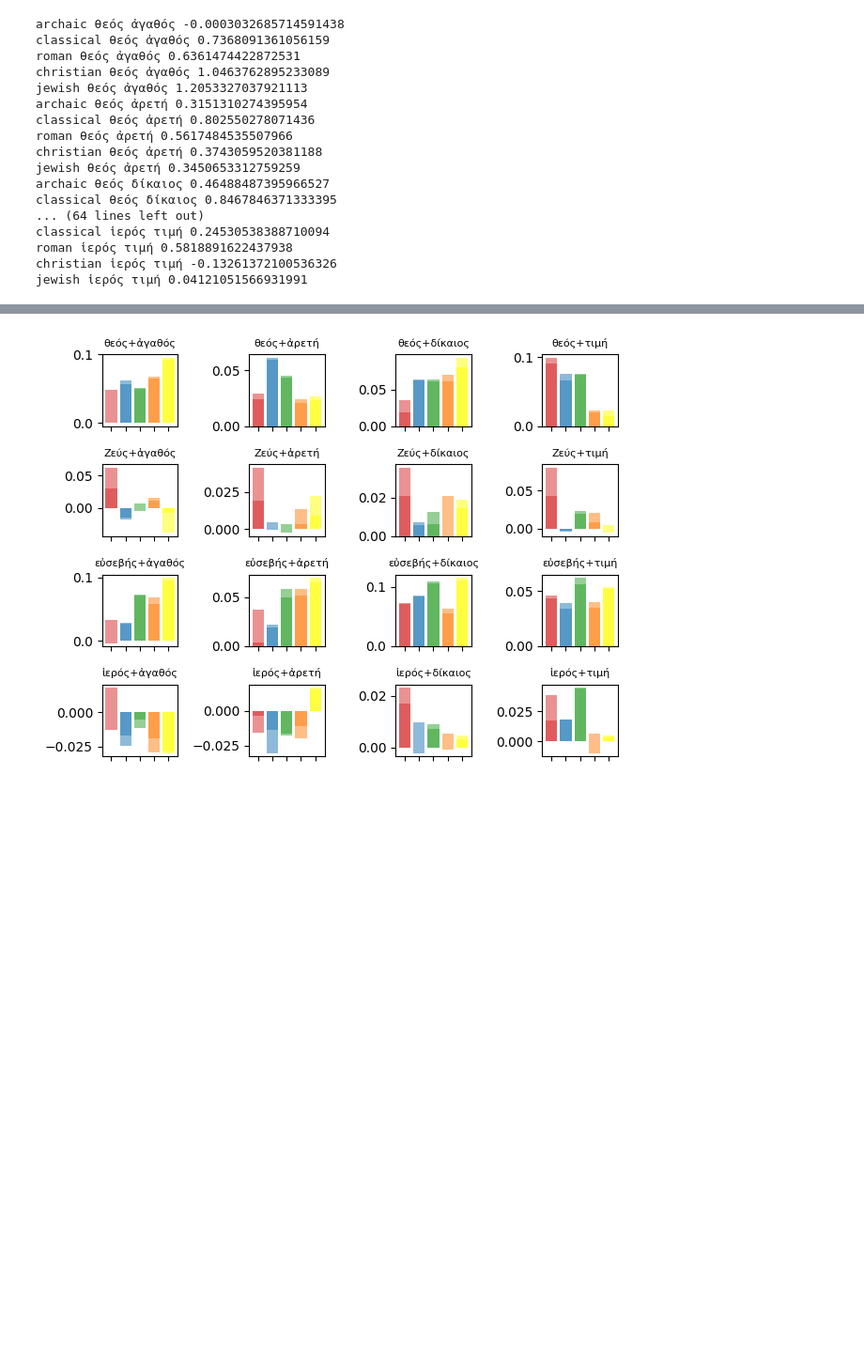
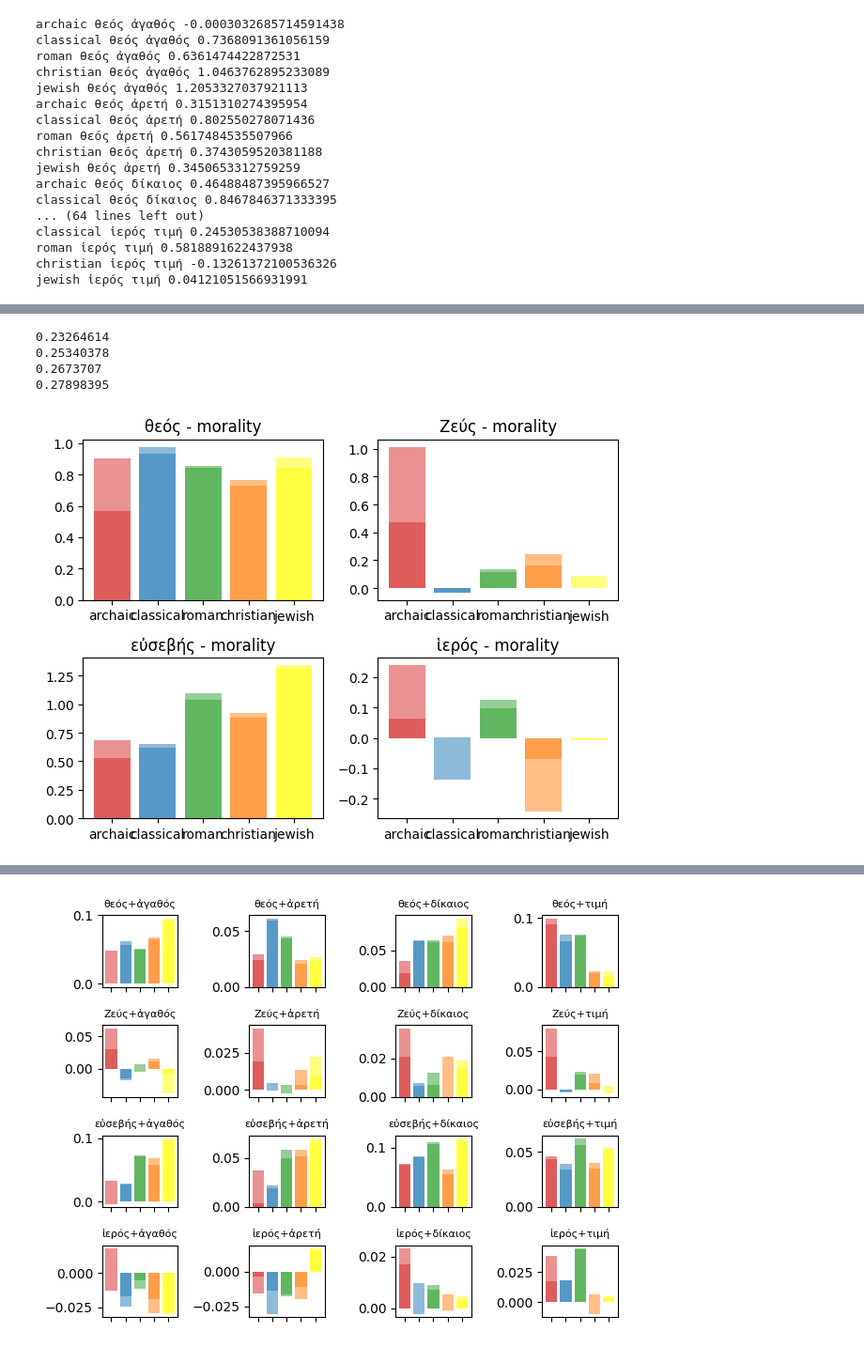
Before and after one commit to kasev/theos, a Jupyter notebook: scripts/4_embedding-analyses.ipynb, the cells around one changed output, grey strips where cells are left out. Shown at 94% size. Saved outputs shown, nothing was run; the diff lists cells and outputs as text; code cells hidden in the pictures; blank space fills up the shorter version.

```diff
--- a/scripts/4_embedding-analyses.ipynb
+++ b/scripts/4_embedding-analyses.ipynb
@@ -242,0 +452,2 @@ jewish ἱερός τιμή 0.04121051566931991
+# %%
+worda = religion_final[0]
@@ -242,0 +485,29 @@ jewish ἱερός τιμή 0.04121051566931991
+# %%
+for mor in morality_final:
+    print(vectors_seed1_dict["classical"].similarity(religion_final[0], mor))
+# %% [output]
+0.23264614
+0.25340378
+0.2673707
+0.27898395
+# %%
+fig, axs = plt.subplots(2, 2, tight_layout=True)
+for worda, ax in zip(religion_final, axs.ravel()):
+    scores = []
+    for sub in subcorpora:
+        score = vectors_seed1_dict[sub].n_similarity([worda], morality_final)
+        topn_mean = np.mean([tup[1] for tup in vectors_seed1_dict[sub].most_similar(worda, topn=20)])
+        score = score / topn_mean
+        scores.append(score)
+    ax.bar(subcorpora, scores, alpha=0.5, label=subcorpora, color=bar_colors)
+    ax.set_title(worda + " - morality")
+    scores = []
+    for sub in subcorpora:
+        score = vectors_seed2_dict[sub].n_similarity([worda], morality_final)
+        topn_mean = np.mean([tup[1] for tup in vectors_seed2_dict[sub].most_similar(worda, topn=20)])
+        score = score / topn_mean
+        scores.append(score)
+    ax.bar(subcorpora, scores, alpha=0.5, label=subcorpora, color=bar_colors)
+    ax.set_title(worda + " - morality")
+# %% [output]
+[figure, added]
```
Also changed, not shown: parts of 49 cells of this notebook, 5 other files.
